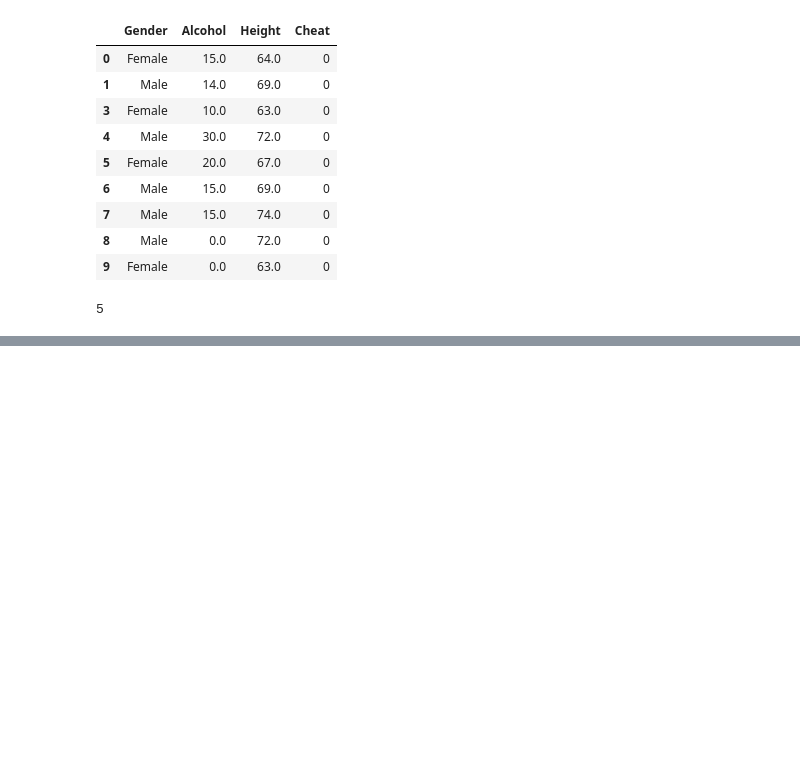
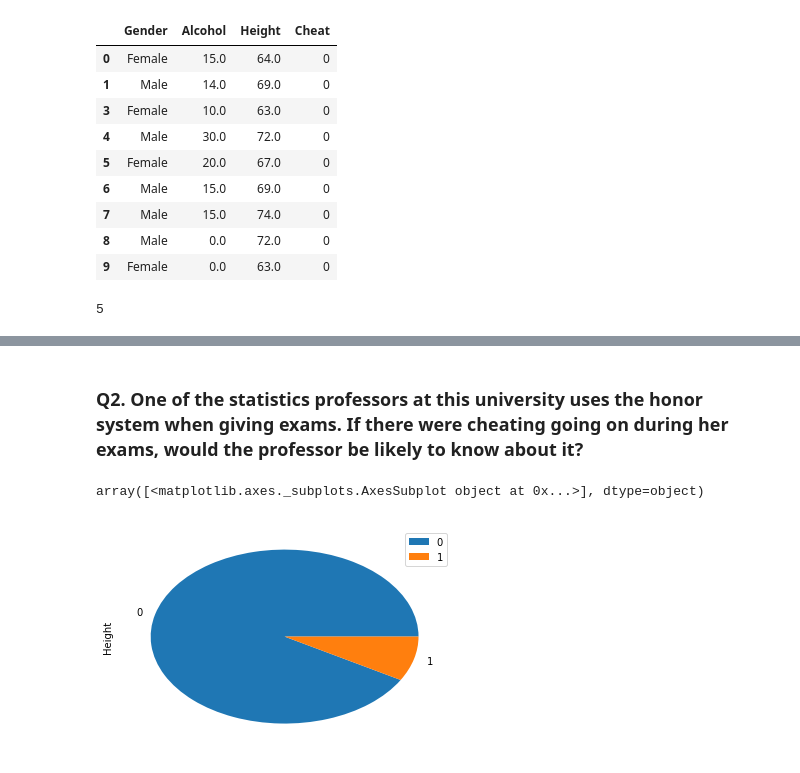
Before and after one commit to synapticrumble/Statistics, a Jupyter notebook: Drinking Habits and Integrity of College Students.ipynb, the cells around one changed output, grey strips where cells are left out. Cells and saved outputs as stored; diff of their text form; code cells hidden in the pictures; blank space fills up the shorter version.

```diff
--- a/Drinking Habits and Integrity of College Students.ipynb
+++ b/Drinking Habits and Integrity of College Students.ipynb
@@ -96,0 +145,7 @@ data1[data1['Alcohol'] >= 15].shape[0]
+# %% [markdown]
+### Q2. One of the statistics professors at this university uses the honor system when giving exams. If there were cheating going on during her exams, would the professor be likely to know about it?
+# %%
+data.groupby('Cheat').sum().plot(kind='pie',subplots=True)
+# %% [output]
+array([<matplotlib.axes._subplots.AxesSubplot object at 0x...>], dtype=object)
+[figure, added]
```
Also changed, not shown: parts of 14 cells of this notebook.
